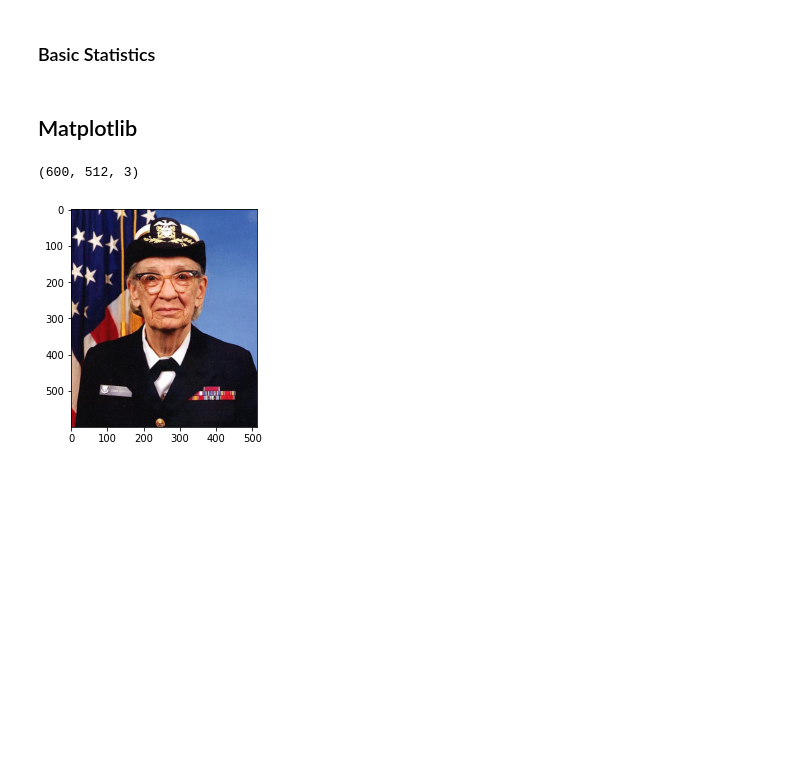
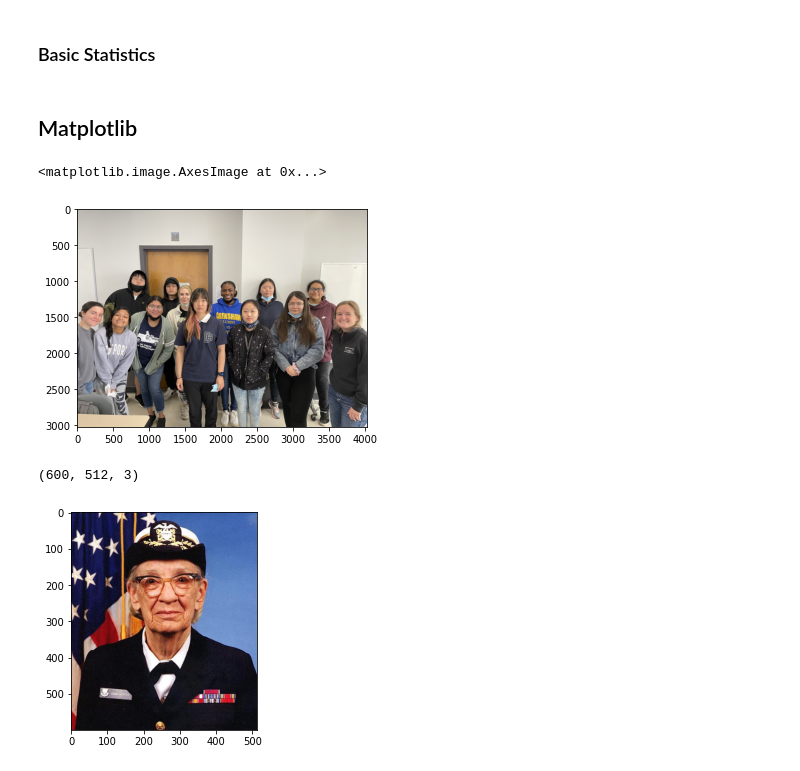
Before and after one commit to Aranza77/ANS198, a Jupyter notebook: note1_python_libraries.ipynb, the cells around one changed output. Cells and saved outputs as stored; diff of their text form; code cells hidden in the pictures; blank space fills up the shorter version.

```diff
--- a/note1_python_libraries.ipynb
+++ b/note1_python_libraries.ipynb
@@ -178,6 +178,14 @@ array([[  5.,  15.,  25.],
 ### Basic Statistics
 # %% [markdown]
 ## Matplotlib
+# %%
+ image = plt.imread("ANS198GroupPhoto1.jpg")
+# %%
+
+plt.imshow(image)
+# %% [output]
+<matplotlib.image.AxesImage at 0x...>
+[figure, added]
 # %%
 import matplotlib.pyplot as plt
 import matplotlib.cbook as cbook
```
